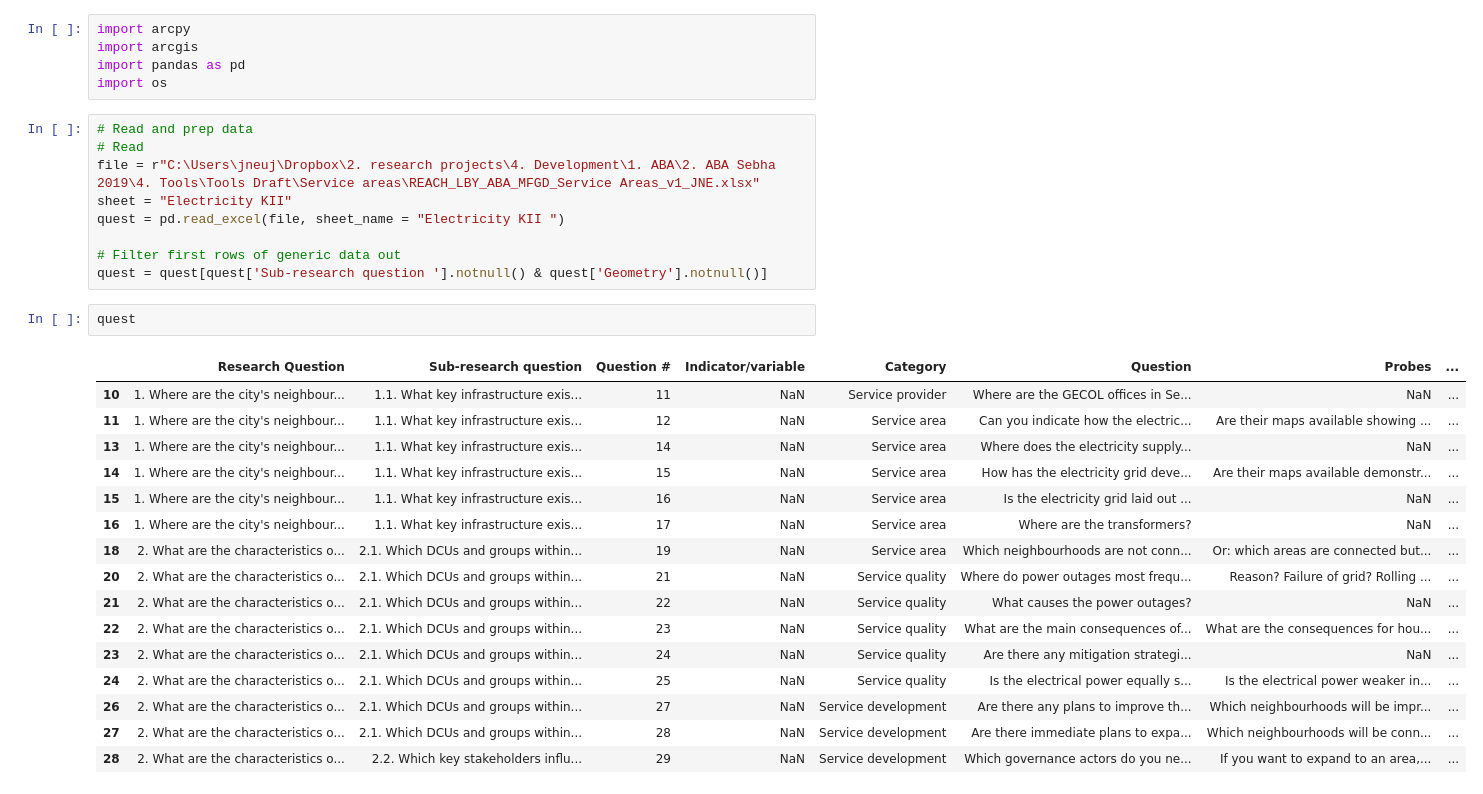
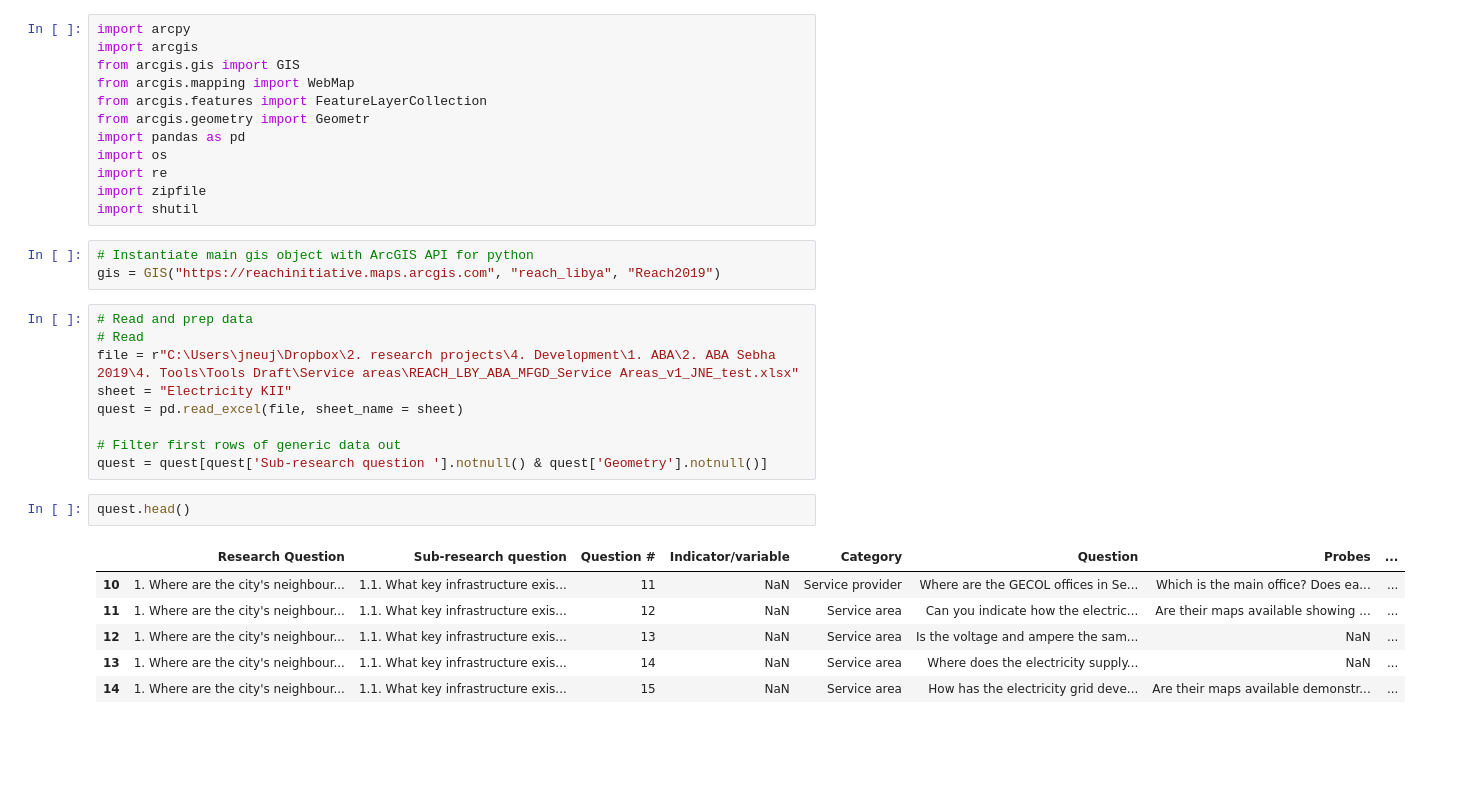
Before and after one commit to joostnjns/ESRI, a Jupyter notebook: CreateFGDB_reach.ipynb, the cells around one changed output. Drawn from its saved outputs; the diff is of its cells as text; blank space fills up the shorter version.

```diff
--- a/CreateFGDB_reach.ipynb
+++ b/CreateFGDB_reach.ipynb
@@ -1,36 +1,36 @@
-# %%
-import arcpy
-import arcgis
-import pandas as pd
-import os
+# %%
+import arcpy
+import arcgis
+from arcgis.gis import GIS
+from arcgis.mapping import WebMap
+from arcgis.features import FeatureLayerCollection
+from arcgis.geometry import Geometr
+import pandas as pd
+import os
+import re
+import zipfile
+import shutil
+# %%
+# Instantiate main gis object with ArcGIS API for python
+gis = GIS("https://reachinitiative.maps.arcgis.com", "reach_libya", "Reach2019")
 # %%
 # Read and prep data
 # Read
-file = r"C:\Users\jneuj\Dropbox\2. research projects\4. Development\1. ABA\2. ABA Sebha 2019\4. Tools\Tools Draft\Service areas\REACH_LBY_ABA_MFGD_Service Areas_v1_JNE.xlsx"
+file = r"C:\Users\jneuj\Dropbox\2. research projects\4. Development\1. ABA\2. ABA Sebha 2019\4. Tools\Tools Draft\Service areas\REACH_LBY_ABA_MFGD_Service Areas_v1_JNE_test.xlsx"
 sheet = "Electricity KII"
-quest = pd.read_excel(file, sheet_name = "Electricity KII ")
+quest = pd.read_excel(file, sheet_name = sheet)
 
 # Filter first rows of generic data out
 quest = quest[quest['Sub-research question '].notnull() & quest['Geometry'].notnull()]
 # %%
-quest
+quest.head()
 # %% [output]
 |  | Research Question | Sub-research question | Question # | Indicator/variable | Category | Question | Probes | ... |
-| 10 | 1. Where are the city's neighbour... | 1.1. What key infrastructure exis... | 11 | NaN | Service provider | Where are the GECOL offices in Se... | NaN | ... |
+| 10 | 1. Where are the city's neighbour... | 1.1. What key infrastructure exis... | 11 | NaN | Service provider | Where are the GECOL offices in Se... | Which is the main office? Does ea... | ... |
 | 11 | 1. Where are the city's neighbour... | 1.1. What key infrastructure exis... | 12 | NaN | Service area | Can you indicate how the electric... | Are their maps available showing ... | ... |
+| 12 | 1. Where are the city's neighbour... | 1.1. What key infrastructure exis... | 13 | NaN | Service area | Is the voltage and ampere the sam... | NaN | ... |
 | 13 | 1. Where are the city's neighbour... | 1.1. What key infrastructure exis... | 14 | NaN | Service area | Where does the electricity supply... | NaN | ... |
 | 14 | 1. Where are the city's neighbour... | 1.1. What key infrastructure exis... | 15 | NaN | Service area | How has the electricity grid deve... | Are their maps available demonstr... | ... |
-| 15 | 1. Where are the city's neighbour... | 1.1. What key infrastructure exis... | 16 | NaN | Service area | Is the electricity grid laid out ... | NaN | ... |
-| 16 | 1. Where are the city's neighbour... | 1.1. What key infrastructure exis... | 17 | NaN | Service area | Where are the transformers? | NaN | ... |
-| 18 | 2. What are the characteristics o... | 2.1. Which DCUs and groups within... | 19 | NaN | Service area | Which neighbourhoods are not conn... | Or: which areas are connected but... | ... |
-| 20 | 2. What are the characteristics o... | 2.1. Which DCUs and groups within... | 21 | NaN | Service quality | Where do power outages most frequ... | Reason? Failure of grid? Rolling ... | ... |
-| 21 | 2. What are the characteristics o... | 2.1. Which DCUs and groups within... | 22 | NaN | Service quality | What causes the power outages? | NaN | ... |
-| 22 | 2. What are the characteristics o... | 2.1. Which DCUs and groups within... | 23 | NaN | Service quality | What are the main consequences of... | What are the consequences for hou... | ... |
-| 23 | 2. What are the characteristics o... | 2.1. Which DCUs and groups within... | 24 | NaN | Service quality | Are there any mitigation strategi... | NaN | ... |
-| 24 | 2. What are the characteristics o... | 2.1. Which DCUs and groups within... | 25 | NaN | Service quality | Is the electrical power equally s... | Is the electrical power weaker in... | ... |
-| 26 | 2. What are the characteristics o... | 2.1. Which DCUs and groups within... | 27 | NaN | Service development | Are there any plans to improve th... | Which neighbourhoods will be impr... | ... |
-| 27 | 2. What are the characteristics o... | 2.1. Which DCUs and groups within... | 28 | NaN | Service development | Are there immediate plans to expa... | Which neighbourhoods will be conn... | ... |
-| 28 | 2. What are the characteristics o... | 2.2. Which key stakeholders influ... | 29 | NaN | Service development | Which governance actors do you ne... | If you want to expand to an area,... | ... |
 # %%
 # Create empty file geodatabase for each FGD/KI
 fgdb_loc = r"C:\Users\jneuj\Dropbox\6. GIS\GeoData\ABA Sebha"
```
Also changed, not shown: parts of 18 cells of this notebook.
